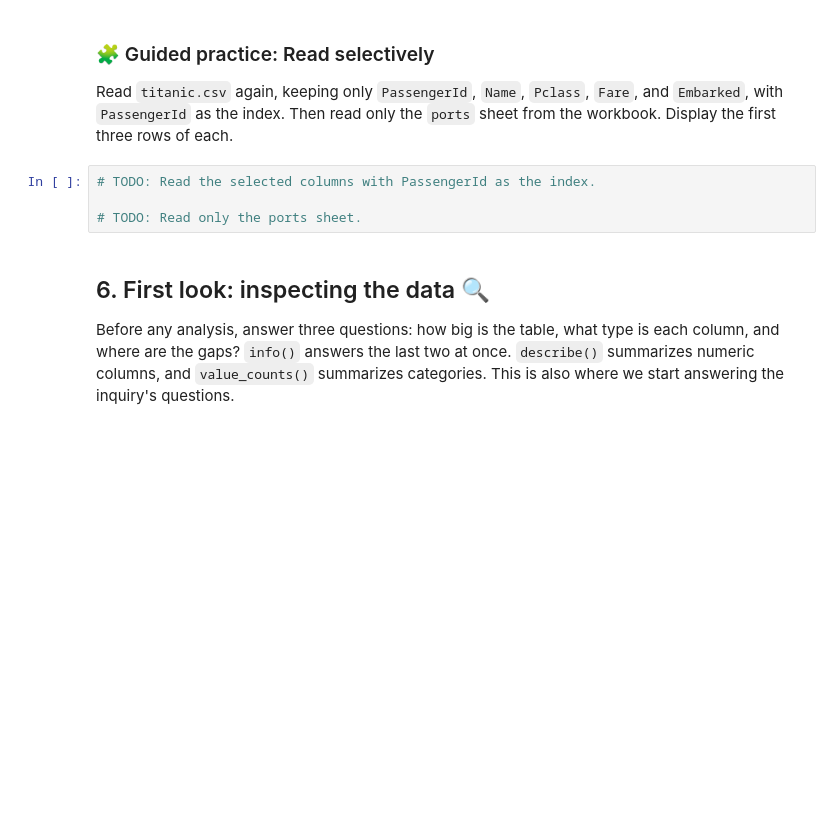
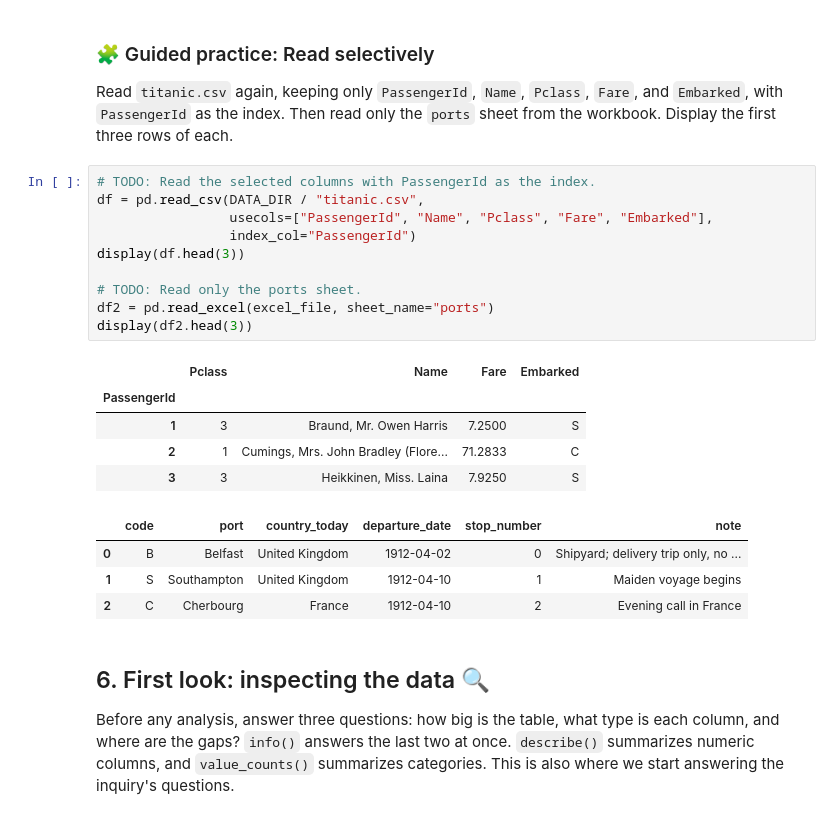
Before and after one commit to harshvardhaniimi/isa383-google-colab, a Jupyter notebook: 09_Pandas_Basic.ipynb, the cells around one changed output. Cells and saved outputs as stored; diff of their text form; blank space fills up the shorter version.

```diff
--- a/09_Pandas_Basic.ipynb
+++ b/09_Pandas_Basic.ipynb
@@ -600,8 +627,24 @@ Then read only the `ports` sheet from the workbook.
 Display the first three rows of each.
 # %%
 # TODO: Read the selected columns with PassengerId as the index.
+df = pd.read_csv(DATA_DIR / "titanic.csv",
+                 usecols=["PassengerId", "Name", "Pclass", "Fare", "Embarked"],
+                 index_col="PassengerId")
+display(df.head(3))
 
 # TODO: Read only the ports sheet.
+df2 = pd.read_excel(excel_file, sheet_name="ports")
+display(df2.head(3))
+# %% [output]
+|  | Pclass | Name | Fare | Embarked |
+| PassengerId |  |  |  |  |
+| 1 | 3 | Braund, Mr. Owen Harris | 7.2500 | S |
+| 2 | 1 | Cumings, Mrs. John Bradley (Flore... | 71.2833 | C |
+| 3 | 3 | Heikkinen, Miss. Laina | 7.9250 | S |
+|  | code | port | country_today | departure_date | stop_number | note |
+| 0 | B | Belfast | United Kingdom | 1912-04-02 | 0 | Shipyard; delivery trip only, no ... |
+| 1 | S | Southampton | United Kingdom | 1912-04-10 | 1 | Maiden voyage begins |
+| 2 | C | Cherbourg | France | 1912-04-10 | 2 | Evening call in France |
 # %% [markdown]
 ## 6. First look: inspecting the data 🔍
 
```
Also changed, not shown: parts of 13 cells of this notebook.
